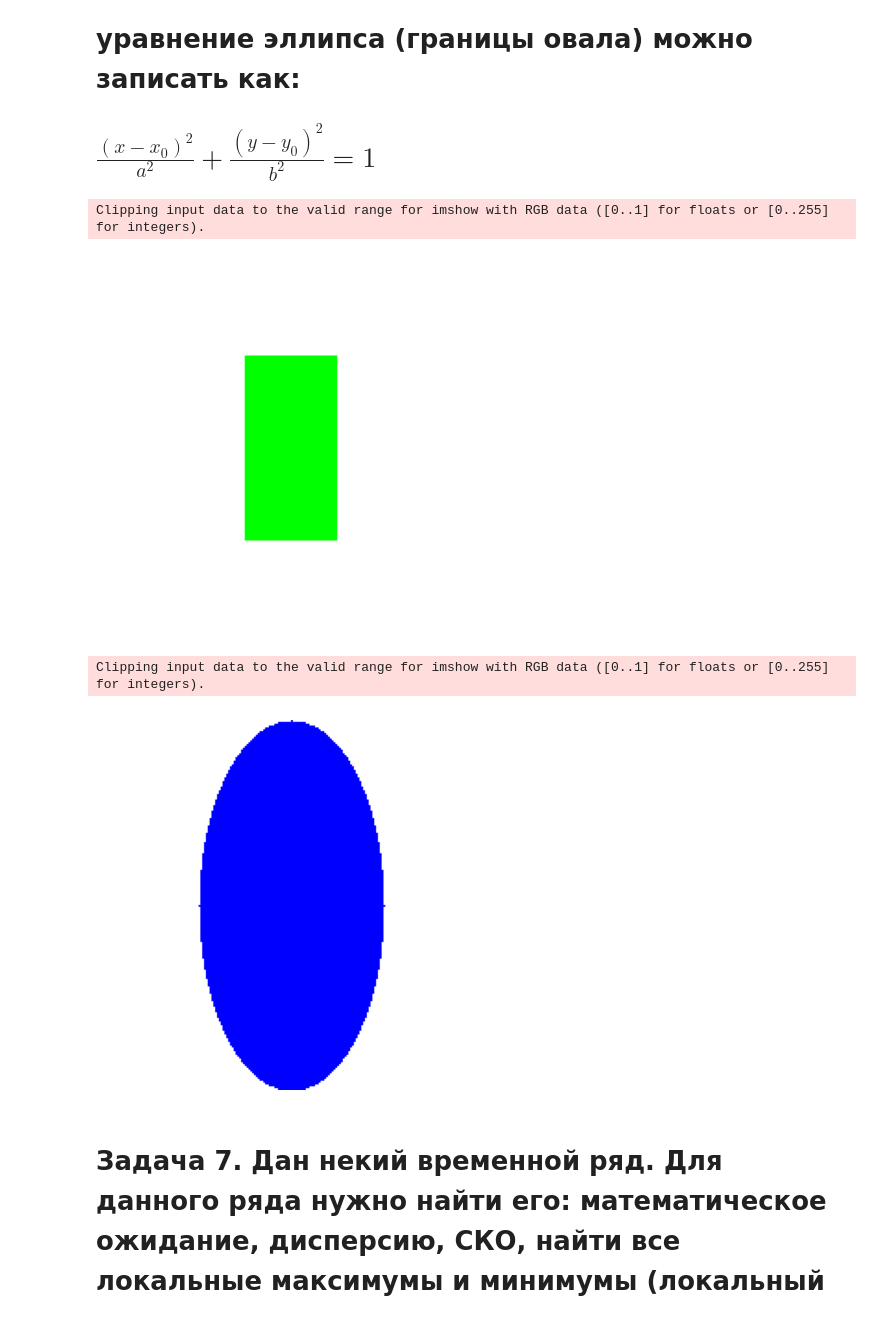
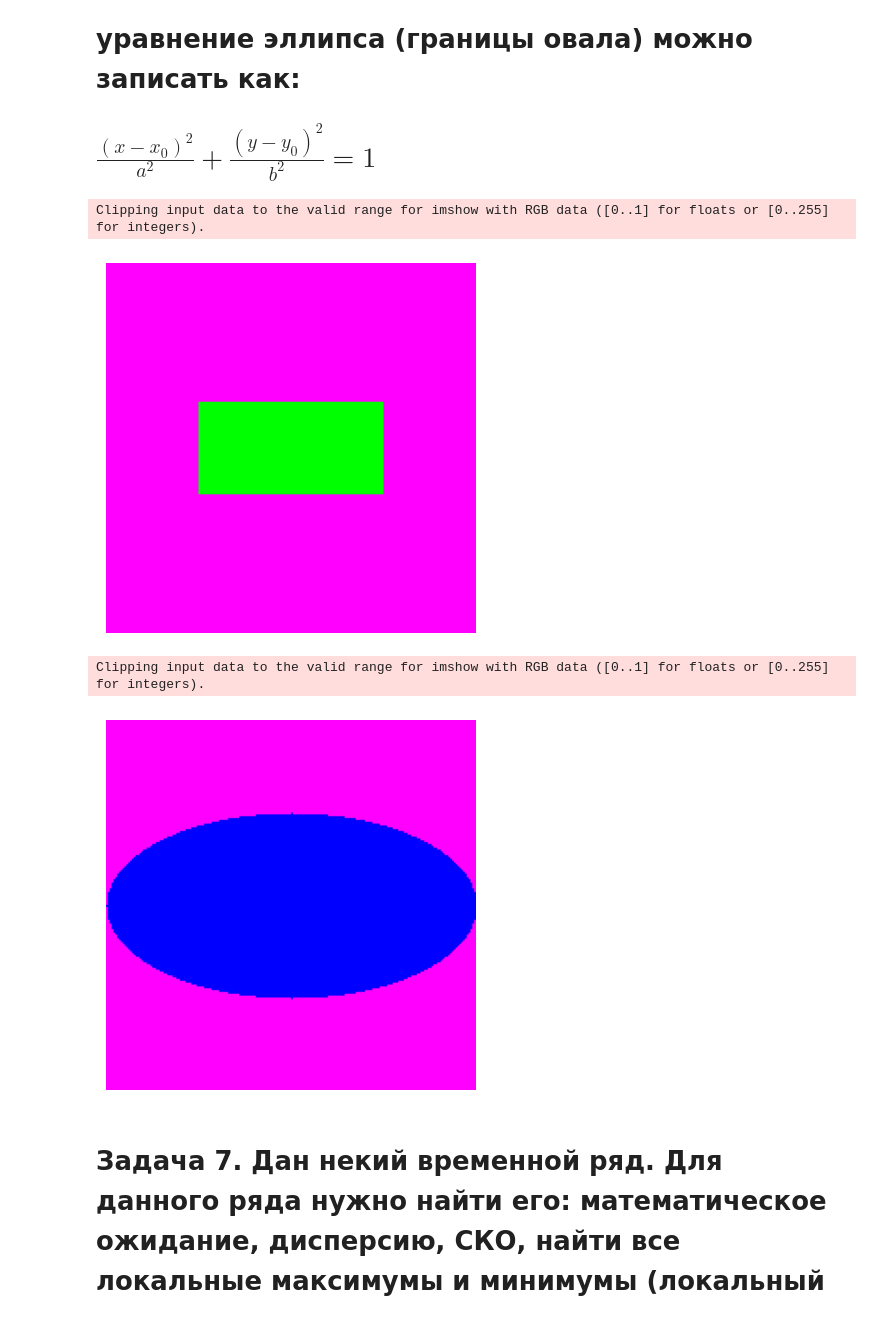
Before and after one commit to SharipovTimur8200/lab1, a Jupyter notebook: numpy.ipynb, the cells around one changed output. Cells and saved outputs as stored; diff of their text form; code cells hidden in the pictures.

```diff
--- a/numpy.ipynb
+++ b/numpy.ipynb
@@ -362,46 +388,45 @@ print(test_Error_string())
 import numpy as np
 import matplotlib.pyplot as plt
 
-def draw_rectangle(a, b, m, n):
-    rectangle_color = [0, 255, 0]
-    background_color = [255, 255, 255]
+def draw_rectangle(a, b, m, n, background_color, rectangle_color):
     img = np.zeros((m, n, 3))
     img[:, :] = background_color
     x_start = (m - a) // 2
     x_end = x_start + a
     y_start = (n - b) // 2
     y_end = y_start + b
     img[x_start:x_end, y_start:y_end] = rectangle_color
     plt.imshow(img)
     plt.axis('off')
     plt.show()
 
-def draw_ellipse(a, b, m, n):
-    ellipse_color = [0, 0, 255]
-    background_color = [255, 255, 255]
+def draw_ellipse(a, b, m, n, background_color, ellipse_color):
     img = np.zeros((m, n, 3))
     img[:, :] = background_color
     x0 = m // 2
     y0 = n // 2
     for x in range(m):
         for y in range(n):
             if ((x - x0) ** 2 / a ** 2 + (y - y0) ** 2 / b ** 2) <= 1:
                 img[x, y] = ellipse_color
     plt.imshow(img)
     plt.axis('off')
     plt.show()
 
-a = 100
-b = 50
+a = 50
+b = 100
 m = 200
 n = 200
-draw_rectangle(a, b, m, n)
-draw_ellipse(a, b, m, n)
+rectangle_color = [0, 255, 0]
+ellipse_color = [0, 0, 255]
+background_color = [255, 0, 255]
+draw_rectangle(a, b, m, n, background_color, rectangle_color)
+draw_ellipse(a, b, m, n, background_color, ellipse_color)
 # %% [output]
 Clipping input data to the valid range for imshow with RGB data ([0..1] for floats or [0..255] for integers).
-[figure, old version]
+[figure, new version]
 Clipping input data to the valid range for imshow with RGB data ([0..1] for floats or [0..255] for integers).
-[figure, old version]
+[figure, new version]
 # %% [markdown]
 <h1>Задача 7. Дан некий временной ряд. Для данного ряда нужно найти его: математическое ожидание, дисперсию, СКО, найти все локальные максимумы и минимумы (локальный максимум - это точка, которая больше своих соседних точек, а локальный минимум - это точка, которая меньше своих соседей), а также вычислить для данного ряда другой ряд, получаемый методом скользящего среднего с размером окна $p$.
 <h1>Примечание: метод скользящего среднего подразумевает нахождение среднего из подмножетсва ряда размером $p$
```
Also changed, not shown: parts of 3 cells of this notebook.
